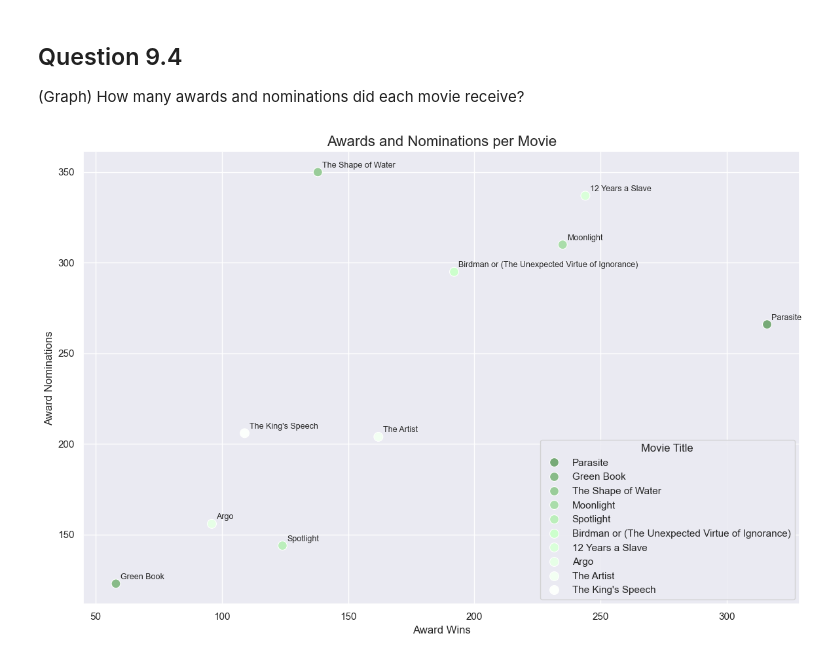
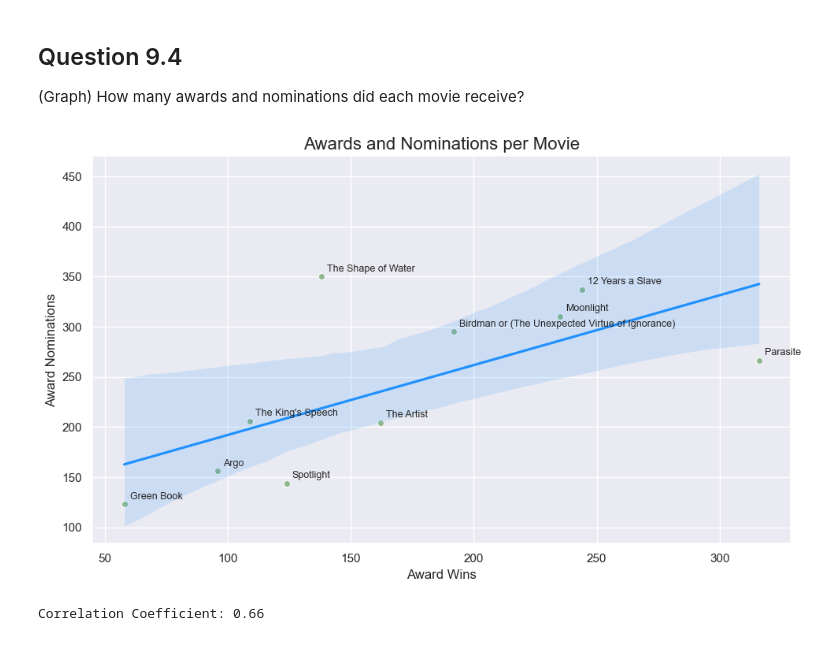
Before and after one commit to dtoshm/data_project_eight, a Jupyter notebook: movie_analysis.ipynb, the cells around one changed output. Drawn from its saved outputs; the diff is of its cells as text; code cells hidden in the pictures.

```diff
--- a/movie_analysis.ipynb
+++ b/movie_analysis.ipynb
@@ -92,27 +92,39 @@ Runtime and Award Wins have a very weak positive linear correlation. This sugges
 (Graph) How many awards and nominations did each movie receive?
 # %%
 colors = ['#77AA77', '#88BB88', '#99CC99', '#AADDAA', '#BBEEBB', '#CCFFCC', '#D9FFD9', '#E6FFE6', '#F2FFF2', '#FCFFFC']
-plt.figure(figsize=(12, 8))
+plt.figure(figsize=(10, 6))
+
+awards_nominations_correlation = movies['Award Wins'].corr(movies['Award Nominations'])
 
 # Plot
-sns.scatterplot(data=movies,
-                x=movies['Award Wins'],
-                y=movies['Award Nominations'],
-                hue='Movie Title',
-                s=100,
-                palette=colors,
-                edgecolor='#ffffff',
-                color='#77AA77')
+# sns.scatterplot(data=movies,
+#                 x=movies['Award Wins'],
+#                 y=movies['Award Nominations'],
+#                 hue='Movie Title',
+#                 s=100,
+#                 palette=colors,
+#                 edgecolor='#ffffff',
+#                 color='#77AA77')
+
+sns.regplot(x=movies['Award Wins'],
+            y=movies['Award Nominations'],
+            data=movies,
+            color='#77AA77',
+            line_kws={'color': '#1E90FF'},
+            scatter_kws={'edgecolor': '#ffffff'})
 
 # Annotations
 for i, txt in enumerate(movies['Movie Title']):
     plt.annotate(txt, (movies['Award Wins'][i], movies['Award Nominations'][i]),
                  xytext=(5, 5), textcoords='offset points', fontsize=9)
 
 plt.title('Awards and Nominations per Movie', fontsize=16)
 plt.xlabel('Award Wins', fontsize=12)
 plt.ylabel('Award Nominations', fontsize=12)
 plt.tight_layout()
 plt.show()
+
+print(f"Correlation Coefficient: {awards_nominations_correlation:.2f}")
 # %% [output]
-[figure, old version]
+[figure, new version]
+Correlation Coefficient: 0.66
```
Also changed, not shown: 1 other file.
